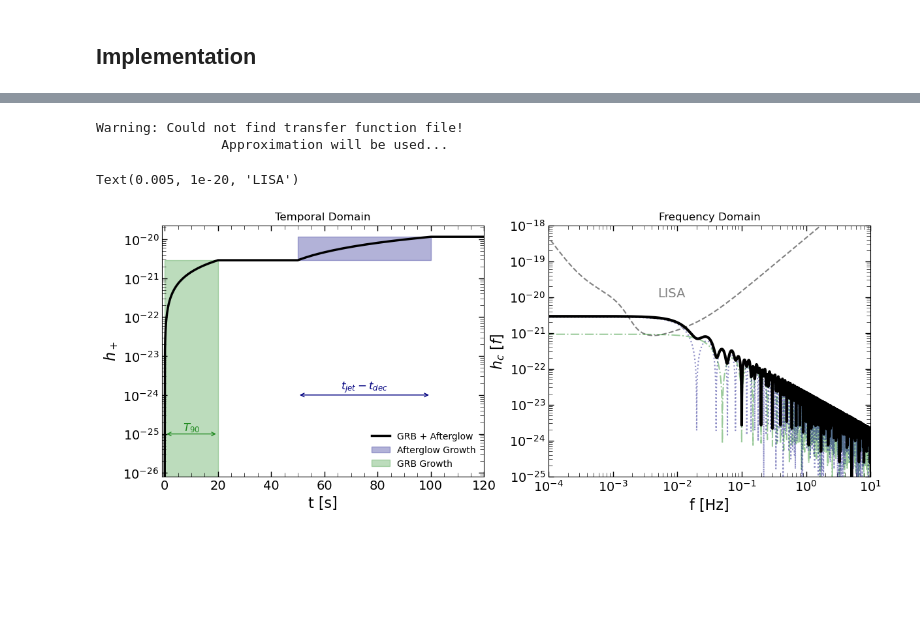
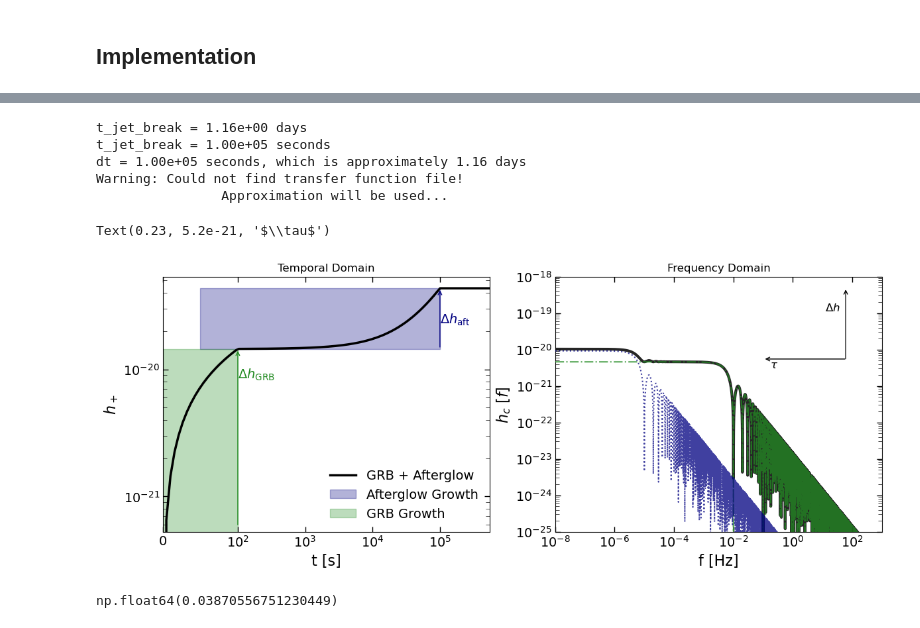
Before and after one commit to ThomasBastro/Memory_effect, a Jupyter notebook: Model_perso_grb_afterglow/grb_aft_test.ipynb, the cells around one changed output, grey strips where cells are left out. Saved outputs shown, nothing was run; the diff lists cells and outputs as text; code cells hidden in the pictures; blank space fills up the shorter version.

```diff
--- a/Model_perso_grb_afterglow/grb_aft_test.ipynb
+++ b/Model_perso_grb_afterglow/grb_aft_test.ipynb
@@ -77,36 +95,64 @@ def grb_afterglow_model(t, E_GRB, T_90, E_aft, beta, t_dec, t_jet_break, d, thet
 # %%
 import utils_grb_aft_new as utils
 import importlib
 importlib.reload(utils)
-t = np.linspace(-1, 1e4, 100000)
-E_grb = 1e55 # erg
-T_90 = 20
-d = 100*1e6  # Mpc
+
+E_grb = 5e53 # erg
+T_90 = 100
+d = 1*1e6  # Mpc
 beta = 0.99
 theta = np.deg2rad(5)  # convert degrees to radians
 theta_j = np.deg2rad(0.8)  # convert degrees to radians
-E_aft = 3e55 # erg
+E_aft = 1e54 # erg
 t_dec = 50
-t_jet_break = 100
-
-f_obs = np.logspace(-5, 5, 10000)
+t_jet_break = 1e5
+t = np.linspace(-1, 5.5*t_jet_break, 100000)
+t_jet_break_day = t_jet_break / 86400.0  # convert seconds to days
+print(f"t_jet_break = {t_jet_break_day:.2e} days")
+print(f't_jet_break = {t_jet_break:.2e} seconds')
+dt = t_jet_break - t_dec
+print(f"dt = {dt:.2e} seconds, which is approximately {dt/86400:.2f} days")
+f_obs = np.logspace(-8, 3, 10000)
 
 delta_h, delta_h_GRB, delta_h_aft = utils.grb_afterglow_model(t, E_grb, T_90, E_aft, beta, t_dec, t_jet_break, d, theta, theta_j)
 H_total, H_GRB, H_aft = utils.fft(f_obs, delta_h_GRB, T_90, delta_h_aft, t_dec, t_jet_break)
 fig, ax = utils.plot_grb_afterglow(t, delta_h, f_obs, H_total, H_GRB, H_aft, T_90, t_dec, t_jet_break, delta_h_GRB, delta_h_aft)
-ax[1].set_xlim(1e-4, 1e1)
+ax[1].set_xlim(1e-8, 1e3)
 ax[1].set_ylim(1e-25, 1e-18)
 
-ax[0].set_xlim(-1, 1.2*t_jet_break)
-
+ax[0].set_xlim(0,5.5*t_jet_break)
+ax[0].set_xscale('symlog', linthresh=T_90)
 import LISA as li
 lisa = li.LISA()
 
-S_n = np.sqrt(f_obs * np.abs(lisa.Sn(f_obs)))
-ax[1].plot(f_obs, S_n, c='grey', ls='--', label='LISA Sensitivity')
-ax[1].text(5e-3, 1e-20, 'LISA', fontsize=14, color='grey')
+# add a big arrow in the top right corner to show the direction of increasiing delta h in frequency domain
+ax[1].annotate('', xy=(6e1, 5e-19), xytext=(6e1, 5e-21), arrowprops=dict(arrowstyle='->', color='black'))
+ax[1].text(1.2e1, 1e-19, r'$\Delta h$', fontsize=12, color='black', ha='left', va='bottom')
+
+# at the node of the big arrow, add a left arrow to show the direction of increasing longer duration of the signal in the frequency domain
+ax[1].annotate('', xy=(1.e-1, 5.5e-21), xytext=(6.5e1, 5.5e-21), arrowprops=dict(arrowstyle='->', color='black'))
+ax[1].text(2.3e-1, 5.2e-21, r'$\tau$', fontsize=12, color='black', ha='center', va='top')
+
+#S_n = np.sqrt(f_obs * np.abs(lisa.Sn(f_obs)))
+#ax[1].plot(f_obs, S_n, c='grey', ls='--', label='LISA Sensitivity')
+#ax[1].text(5e-3, 1e-20, 'LISA', fontsize=14, color='grey')
 # %% [output]
+t_jet_break = 1.16e+00 days
+t_jet_break = 1.00e+05 seconds
+dt = 1.00e+05 seconds, which is approximately 1.16 days
 Warning: Could not find transfer function file!
                 Approximation will be used...
-Text(0.005, 1e-20, 'LISA')
+Text(0.23, 5.2e-21, '$\\tau$')
-[figure, old version]
+[figure, new version]
+# %%
+def t_break(theta_j, E_aft, n):
+    # Calculate the jet break time in seconds
+    t_jet_break = 6.2 * ((E_aft/1e52) / (n /0.1))**(1/3) * (theta_j/0.1)**(8/3) * 3600 # convert hours to seconds
+    return t_jet_break/86400
+theta_j = np.deg2rad(5)  # convert degrees to radians
+n = 0.1  # cm^-3
+E_aft = 1e50
+t_jet_break_calculated = t_break(theta_j, E_aft, n)
+t_jet_break_calculated
+# %% [output]
+np.float64(0.03870556751230449)
```
Also changed, not shown: parts of 1 cell of this notebook, 34 other files.
